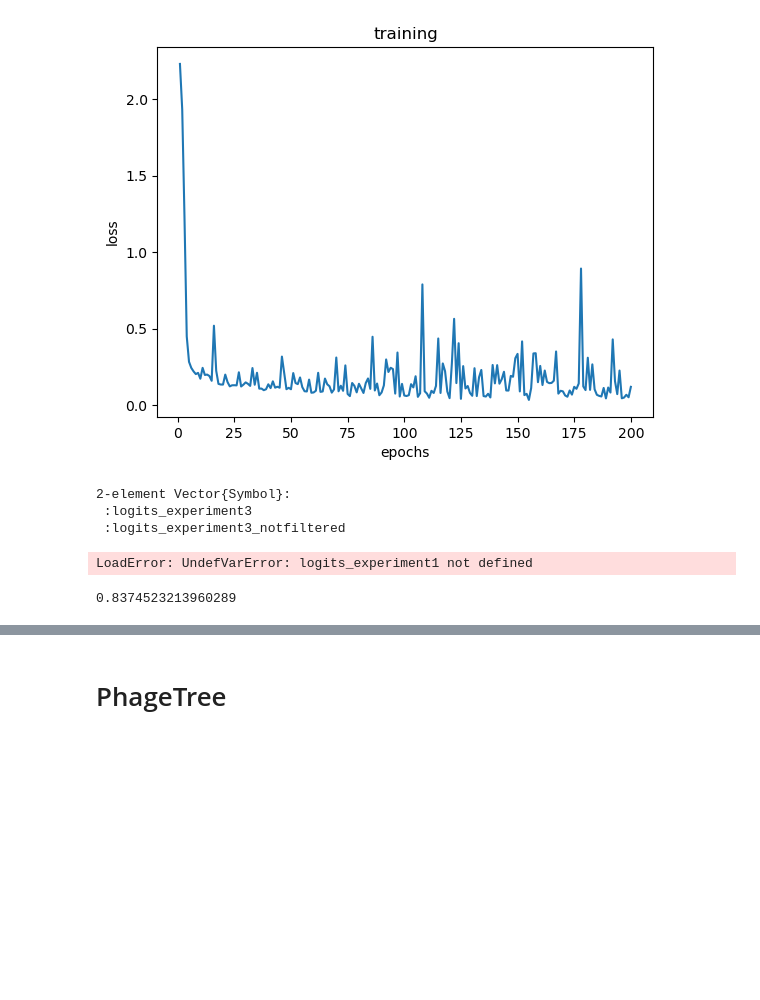
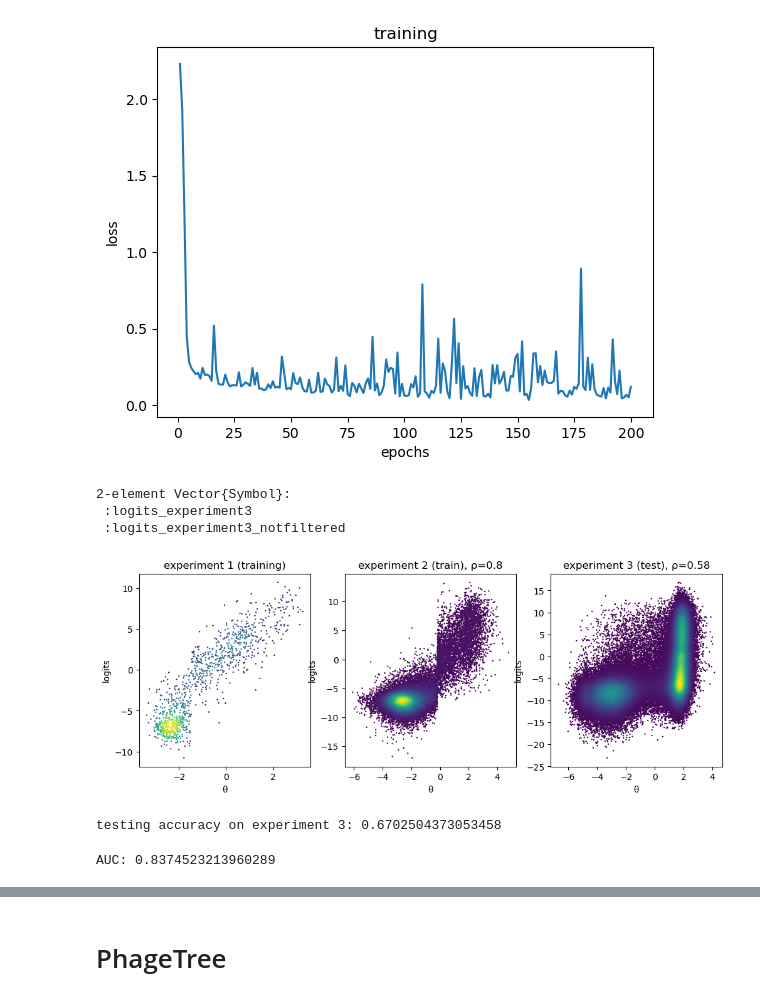
Before and after one commit to matteodeleonardis/unsupervised_aav2, a Jupyter notebook: analysis/experiment2.ipynb, the cells around one changed output, grey strips where cells are left out. Cells and saved outputs as stored; diff of their text form; code cells hidden in the pictures; blank space fills up the shorter version.

```diff
--- a/analysis/experiment2.ipynb
+++ b/analysis/experiment2.ipynb
@@ -89,7 +77,7 @@ PyObject Text(0.5, 1.0, 'experiment 3')
 # %% [markdown]
 # CNN
 # %%
-file_cnn = BSON.load(project_folder*"cnn_models/train_experiment2_thrfit.bson")
+file_cnn = BSON.load("../cnn_models/train_experiment2_thrfit.bson")
 model_cnn = file_cnn[:model]
 history_cnn = file_cnn[:history]
 # %% [output]
@@ -106,11 +94,11 @@ ylabel("loss");
 logits_experiment1 = model_cnn(sequences_experiment1) |> x -> x[2,:] .- x[1,:];
 # %%
 logits_experiment2 = model_cnn(sequences_experiment2) |> x -> x[2,:] .- x[1,:];
-# %%
-@load "logits_experiment3.jld2"
-# %% [output]
-2-element Vector{Symbol}:
- :logits_experiment3
- :logits_experiment3_notfiltered
 # %%
-logits_experiment3 = model_cnn(sequences_experiment3) |> x -> x[2,:] .- x[1,:];
+#since this line takes a lot of time you can just load them from the file "logits_experiment3.jld2"
+#logits_experiment3 = model_cnn(sequences_experiment3) |> x -> x[2,:] .- x[1,:];
+@load "logits_experiment3.jld2"
+# %% [output]
+2-element Vector{Symbol}:
+ :logits_experiment3
+ :logits_experiment3_notfiltered
@@ -119,20 +105,20 @@ logits_experiment3_notfiltered = model_cnn(data_experiment3.sequences |> x->resh
 # %%
 fig, ax = subplots(1,3, figsize=(12,4))
 
-plot_density(θexperiment1_cnn, logits_experiment1, ax[1], filter=false)
+plot_density(θexperiment1, logits_experiment1, ax[1], filter=false)
 ax[1].set_title("experiment 1 (training)")
 ax[1].set_xlabel("θ")
 ax[1].set_ylabel("logits");
 
-plot_density(θexperiment2_cnn, logits_experiment2, ax[2], filter=true)
-ax[2].set_title("experiment 2 (train), ρ=$(round(cor_sp(θexperiment2_cnn, logits_experiment2), digits=2))")
+plot_density(θexperiment2, logits_experiment2, ax[2], filter=true)
+ax[2].set_title("experiment 2 (train), ρ=$(round(cor_sp(θexperiment2, logits_experiment2), digits=2))")
 ax[2].set_xlabel("θ")
 ax[2].set_ylabel("logits");
 
-plot_density(θexperiment3_cnn, logits_experiment3, ax[3], filter=true)
-ax[3].set_title("experiment 3 (test), ρ=$(round(cor_sp(θexperiment3_cnn, logits_experiment3), digits=2))")
+plot_density(θexperiment3, logits_experiment3, ax[3], filter=true)
+ax[3].set_title("experiment 3 (test), ρ=$(round(cor_sp(θexperiment3, logits_experiment3), digits=2))")
 ax[3].set_xlabel("θ")
 ax[3].set_ylabel("logits");
 # %% [output]
-LoadError: UndefVarError: logits_experiment1 not defined
+[figure, added]
 # %%
@@ -142,2 +130,5 @@ compute_accuracy(logits_experiment2, 0.0, θexperiment2_cnn, threshold_experimen
 # %%
-compute_accuracy(logits_experiment3, 0.0, θexperiment3_cnn, threshold_experiment3)
+println("testing accuracy on experiment 3: ",
+compute_accuracy(logits_experiment3, 0.0, θexperiment3, threshold_experiment3))
+# %% [output]
+testing accuracy on experiment 3: 0.6702504373053458
@@ -148,5 +137,6 @@ tp_cnn, fp_cnn = roc(logits_experiment3, θexperiment3_cnn, threshold_experiment
 # %%
-auc_val_cnn = auc(fp_cnn, tp_cnn) |> mean
+auc_val_cnn = auc(false_pos_cnn, true_pos_cnn) |> mean
+println("AUC: ", auc_val_cnn)
 # %% [output]
-0.8374523213960289
+AUC: 0.8374523213960289
 # %%
```
Also changed, not shown: parts of 49 cells of this notebook.
